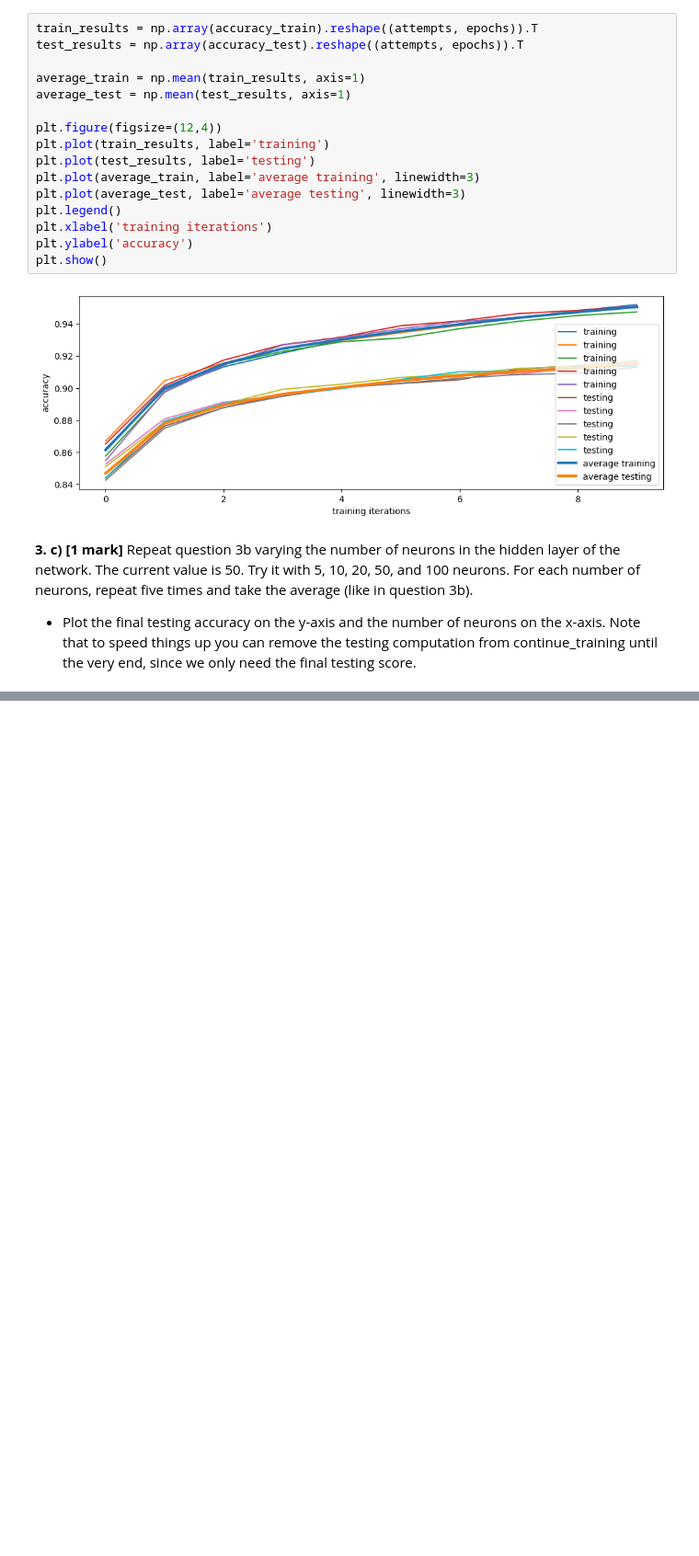
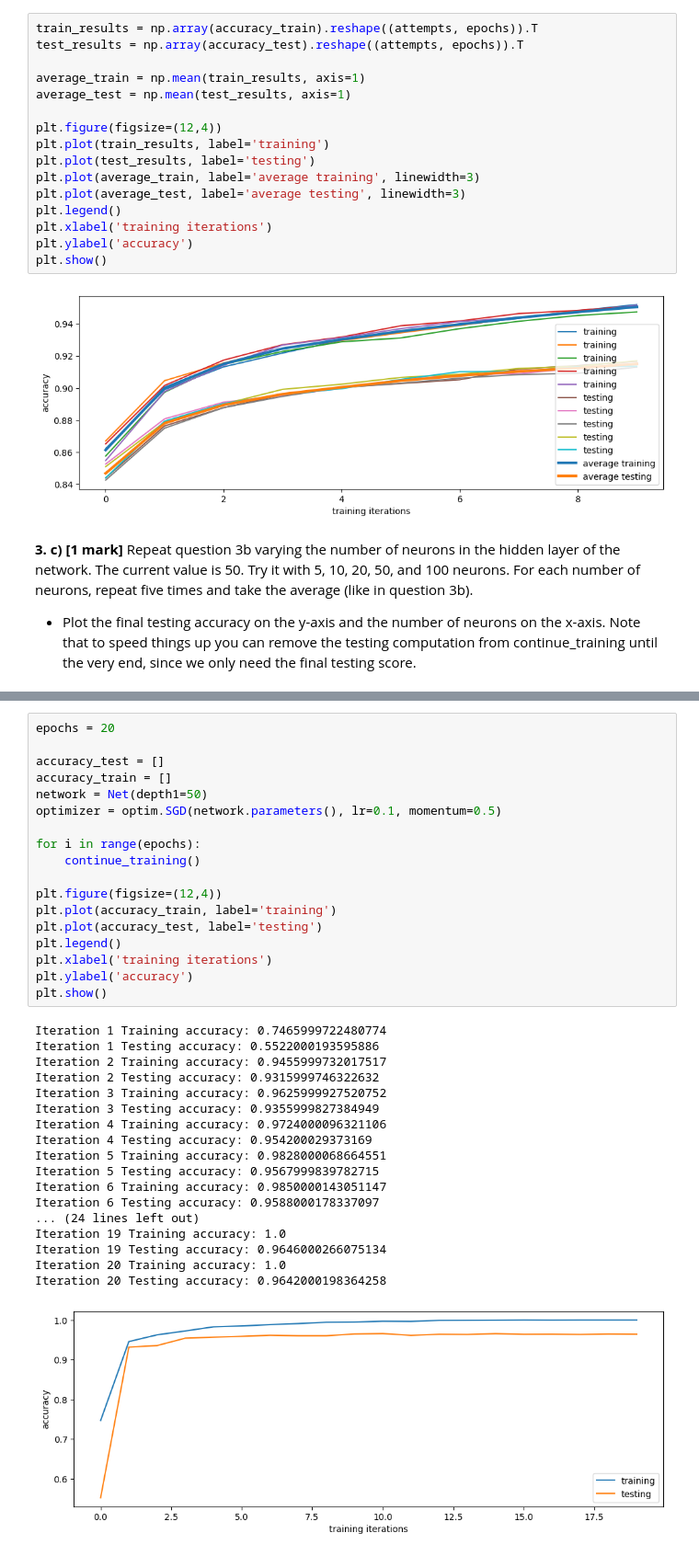
Before and after one commit to draymond63/syde-552, a Jupyter notebook: assignment2.ipynb, the cells around one changed output, grey strips where cells are left out. Shown: that part at 92% size. Saved outputs shown, nothing was run; the diff lists cells and outputs as text; blank space fills up the shorter version.

```diff
--- a/assignment2.ipynb
+++ b/assignment2.ipynb
@@ -649,0 +661,37 @@ plt.show()
+# %%
+epochs = 20
+
+accuracy_test = []
+accuracy_train = []
+network = Net(depth1=50)
+optimizer = optim.SGD(network.parameters(), lr=0.1, momentum=0.5)
+
+for i in range(epochs):
+    continue_training()
+
+plt.figure(figsize=(12,4))
+plt.plot(accuracy_train, label='training')
+plt.plot(accuracy_test, label='testing')
+plt.legend()
+plt.xlabel('training iterations')
+plt.ylabel('accuracy')
+plt.show()
+# %% [output]
+Iteration 1 Training accuracy: 0.7465999722480774
+Iteration 1 Testing accuracy: 0.5522000193595886
+Iteration 2 Training accuracy: 0.9455999732017517
+Iteration 2 Testing accuracy: 0.9315999746322632
+Iteration 3 Training accuracy: 0.9625999927520752
+Iteration 3 Testing accuracy: 0.9355999827384949
+Iteration 4 Training accuracy: 0.9724000096321106
+Iteration 4 Testing accuracy: 0.954200029373169
+Iteration 5 Training accuracy: 0.9828000068664551
+Iteration 5 Testing accuracy: 0.9567999839782715
+Iteration 6 Training accuracy: 0.9850000143051147
+Iteration 6 Testing accuracy: 0.9588000178337097
+... (24 lines left out)
+Iteration 19 Training accuracy: 1.0
+Iteration 19 Testing accuracy: 0.9646000266075134
+Iteration 20 Training accuracy: 1.0
+Iteration 20 Testing accuracy: 0.9642000198364258
+[figure, added]
```
Also changed, not shown: parts of 19 cells of this notebook.
